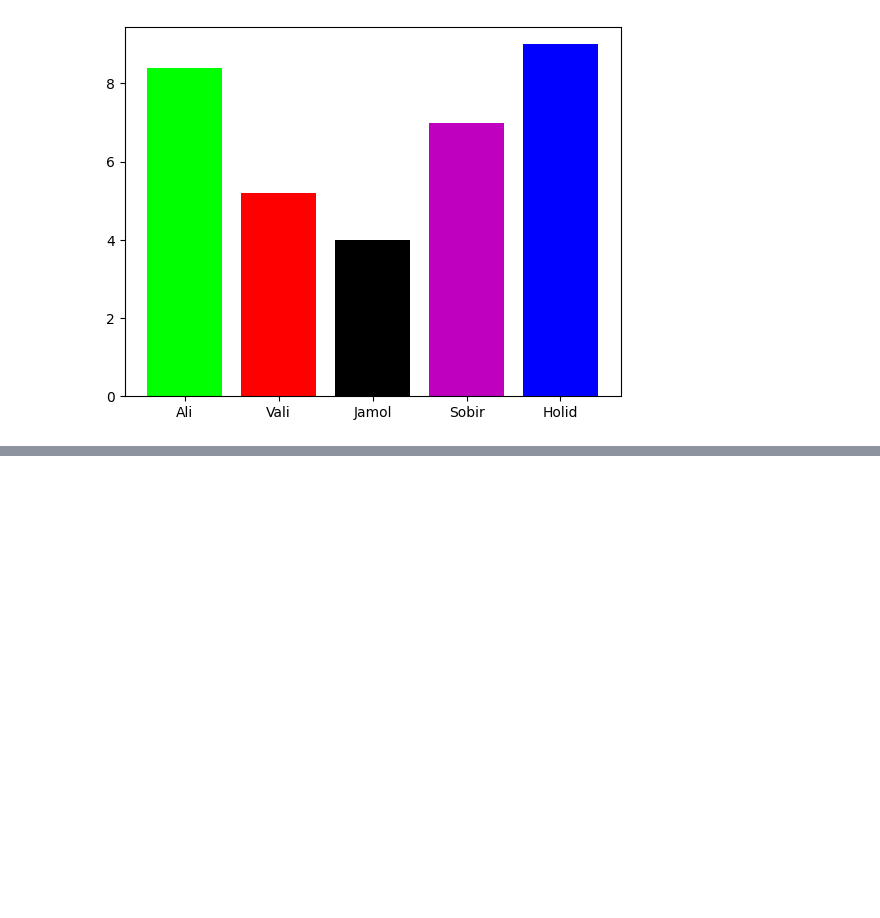
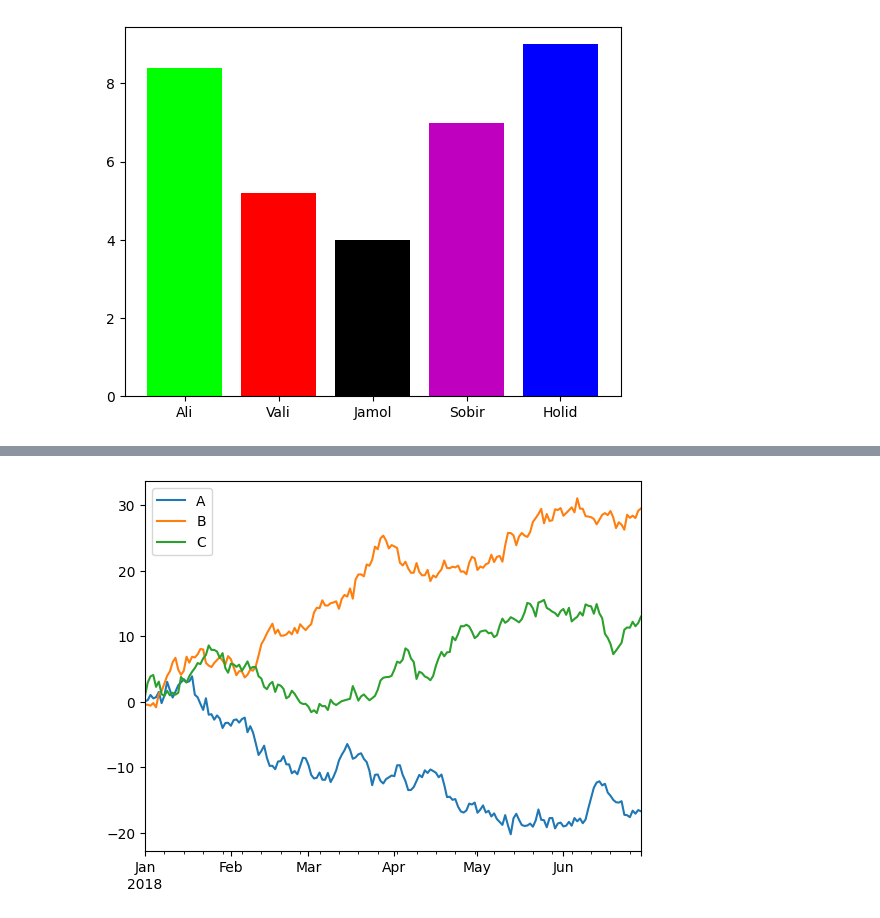
Before and after one commit to MuhammadjonArabov/Data-science, a Jupyter notebook: Vizualization/new.ipynb, the cells around one changed output, grey strips where cells are left out. Drawn from its saved outputs; the diff is of its cells as text; code cells hidden in the pictures; blank space fills up the shorter version.

```diff
--- a/Vizualization/new.ipynb
+++ b/Vizualization/new.ipynb
@@ -39,0 +68,10 @@ plt.show()
+# %%
+t = pd.Series(np.random.randn(180), index=pd.date_range(start='1/1/2018', periods=180))
+
+df = pd.DataFrame(np.random.randn(180, 3), index=t.index, columns=['A', 'B', 'C'])
+
+df.cumsum().plot()
+
+plt.show()
+# %% [output]
+[figure, added]
```
Also changed, not shown: parts of 6 cells of this notebook.
